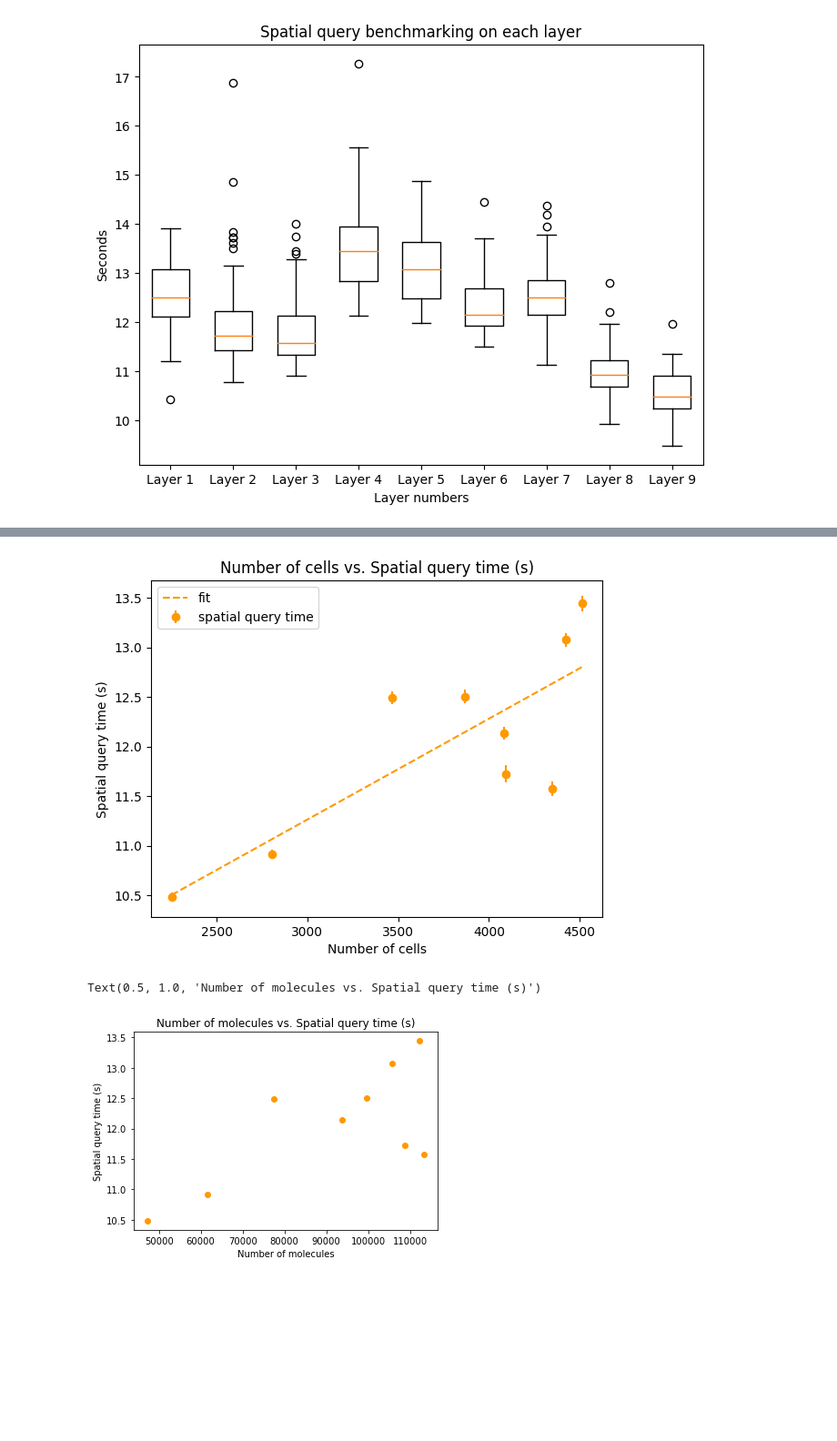
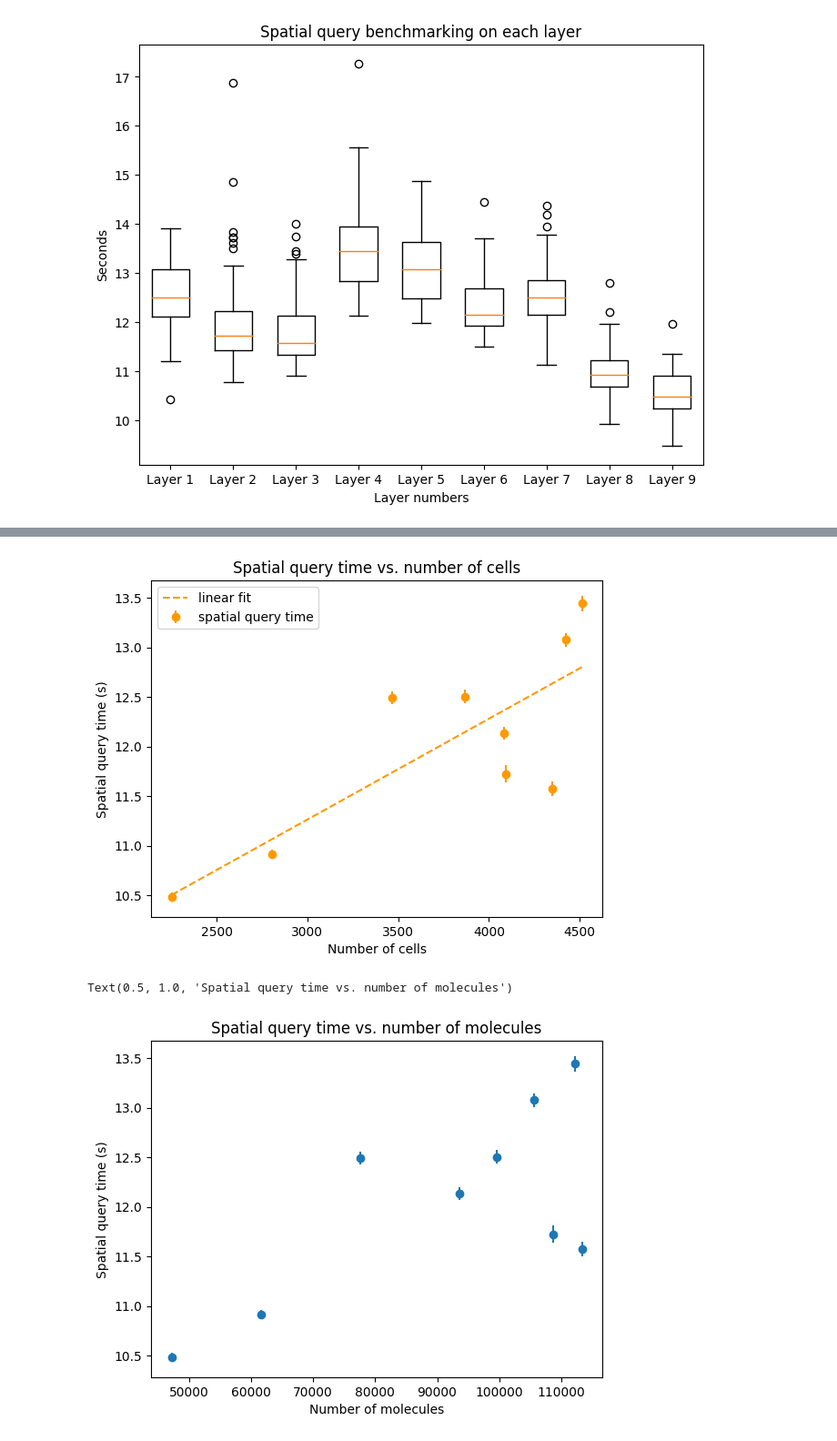
Before and after one commit to ccb-hms/hmc-clinic-2022-23, a Jupyter notebook: assignment_5/Notebooks/benchmarking.ipynb, the cells around one changed output, grey strips where cells are left out. Shown at 91% size. Saved outputs shown, nothing was run; the diff lists cells and outputs as text; code cells hidden in the pictures; blank space fills up the shorter version.

Commit message:
Added timings data, refactored benchmarking nb's

```diff
--- a/assignment_5/Notebooks/benchmarking.ipynb
+++ b/assignment_5/Notebooks/benchmarking.ipynb
@@ -215,23 +233,25 @@ plt.savefig("time_vs_molecules.pdf", format="pdf", bbox_inches='tight');
 (popt1, pcov1) = curve_fit(line, num_cells, ydata, sigma=yerr, absolute_sigma=True)
 # %%
+# Scatter the data first (with standard error)
 plt.errorbar(num_cells, ydata, yerr, fmt="o", color="#ff9900ff", label="spatial query time");
 
-# pass in x data with optimal parameters
+# To plot the line, pass in x data with optimal parameters
 yfit = line(np.linspace(min(num_cells), max(num_cells)), *popt1)
-plt.plot(np.linspace(min(num_cells), max(num_cells)), yfit, label="fit", linestyle='--', color="#ff9900ff");
+plt.plot(np.linspace(min(num_cells), max(num_cells)), yfit, label="linear fit", linestyle='--', color="#ff9900ff");
 plt.legend();
 plt.xlabel("Number of cells");
 plt.ylabel("Spatial query time (s)");
-plt.title("Number of cells vs. spatial query time (s)")
+plt.title("Spatial query time vs. number of cells")
 plt.savefig("time_vs_cells.pdf", format="pdf", bbox_inches='tight');
 # %% [output]
-[figure, old version]
+[figure, new version]
 # %%
-plt.scatter(num_molecules, median_times, color='#ff9900ff', marker='o');
+# Plot without the line of best fit
+plt.errorbar(num_molecules, ydata, yerr, fmt="o", label="spatial query time");
 plt.xlabel("Number of molecules");
 plt.ylabel("Spatial query time (s)");
-plt.title("Number of molecules vs. Spatial query time (s)")
+plt.title("Spatial query time vs. number of molecules")
 # %% [output]
-Text(0.5, 1.0, 'Number of molecules vs. Spatial query time (s)')
+Text(0.5, 1.0, 'Spatial query time vs. number of molecules')
-[figure, old version]
+[figure, new version]
 # %%
```
Also changed, not shown: parts of 29 cells of this notebook, 17 other files.
